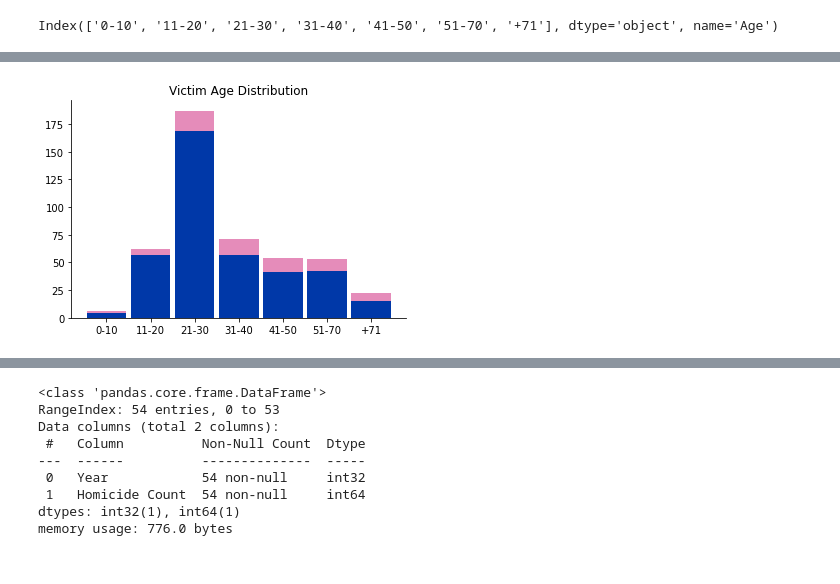
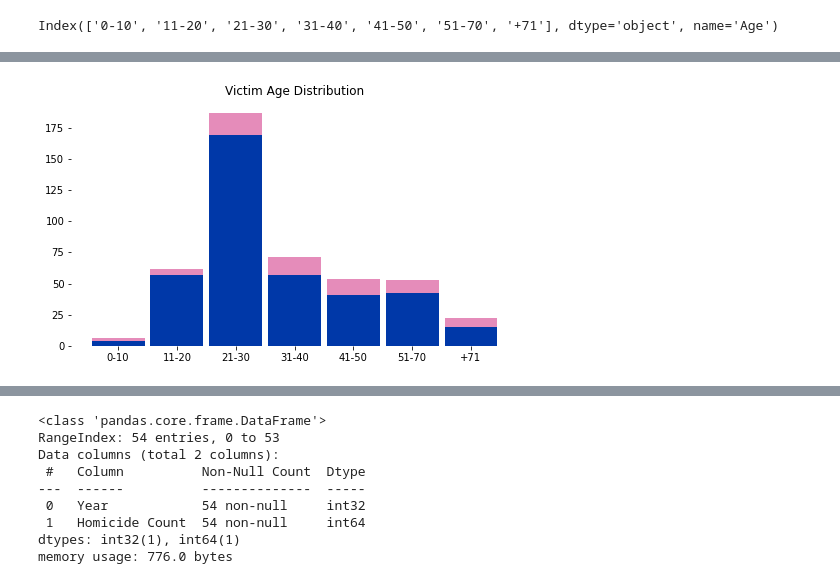
Before and after one commit to IsabelsRepo/IsabelsRepo, a Jupyter notebook: Data-Science/Unsolved Homicide Analysis/Unsolved_Homicides.ipynb, the cells around one changed output, grey strips where cells are left out. Cells and saved outputs as stored; diff of their text form; code cells hidden in the pictures.

```diff
--- a/Data-Science/Unsolved Homicide Analysis/Unsolved_Homicides.ipynb
+++ b/Data-Science/Unsolved Homicide Analysis/Unsolved_Homicides.ipynb
@@ -333,15 +355,15 @@ show(age_bar)
 [interactive output not drawn]
 # %%
 colors = ['#0038A8', '#e58cba'] #blue, pink
-fig,ax = plt.subplots()
+fig,ax = plt.subplots(figsize=(8, 4.5))
 ax.bar(a, binned[' Male'], width=0.9, color=colors[0])
 ax.bar(a, binned[' Female'], bottom=binned[' Male'], width=0.9, color=colors[1])
 ax.set_title('Victim Age Distribution')
 plt.xticks(range(7), a)
-ax.spines[['top', 'right']].set_visible(False)
+ax.spines[['top', 'right', 'left', 'bottom']].set_visible(False)
 plt.show()
 # %% [output]
-[figure, old version]
+[figure, new version]
 # %%
 binned[' Male'].sum() / (binned[' Male'].sum() + binned[' Female'].sum())
 # %%
```
Also changed, not shown: parts of 52 cells of this notebook.
